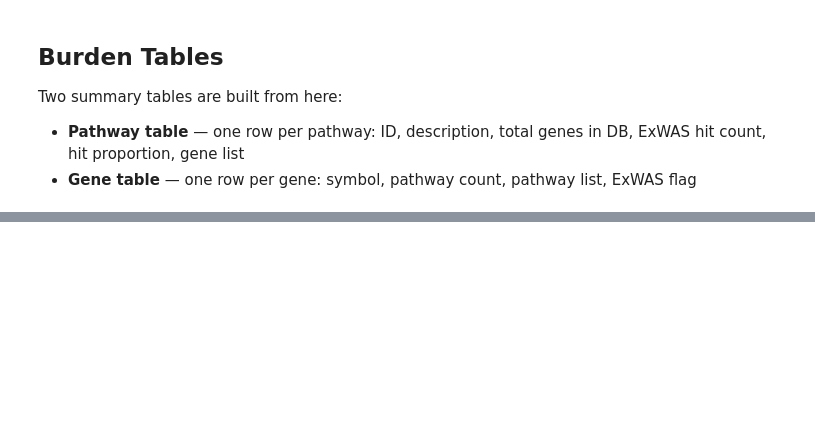
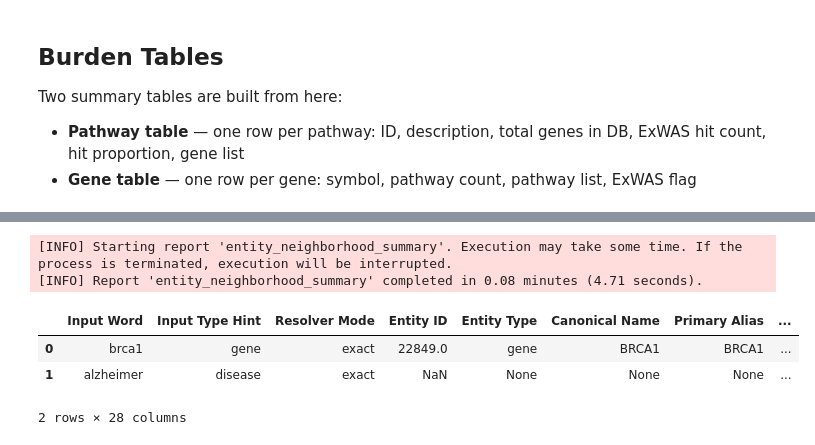
Before and after one commit to RitchieLab/biofilter, a Jupyter notebook: notebooks/Andre/Examples/pathway_burden.ipynb, the cells around one changed output, grey strips where cells are left out. Saved outputs shown, nothing was run; the diff lists cells and outputs as text; code cells hidden in the pictures; blank space fills up the shorter version.

```diff
--- a/notebooks/Andre/Examples/pathway_burden.ipynb
+++ b/notebooks/Andre/Examples/pathway_burden.ipynb
@@ -214,0 +237,19 @@ gene_table
+# %%
+neighborhood = bf.report.run(
+    "entity_neighborhood_summary",
+    items=["gene:brca1", "disease:alzheimer"],
+    match_mode="exact",
+    # match_mode="like",
+    # match_mode="fuzzy",
+    aliases_top_n=10,
+    neighbors_top_n_per_type=20,
+    emit_not_found_rows=True,
+)
+neighborhood
+# %% [output]
+[INFO] Starting report 'entity_neighborhood_summary'. Execution may take some time. If the process is terminated, execution will be interrupted.
+[INFO] Report 'entity_neighborhood_summary' completed in 0.08 minutes (4.71 seconds).
+|  | Input Word | Input Type Hint | Resolver Mode | Entity ID | Entity Type | Canonical Name | Primary Alias | ... |
+| 0 | brca1 | gene | exact | 22849.0 | gene | BRCA1 | BRCA1 | ... |
+| 1 | alzheimer | disease | exact | NaN | None | None | None | ... |
+2 rows × 28 columns
```
Also changed, not shown: parts of 6 cells of this notebook, 12 other files.
